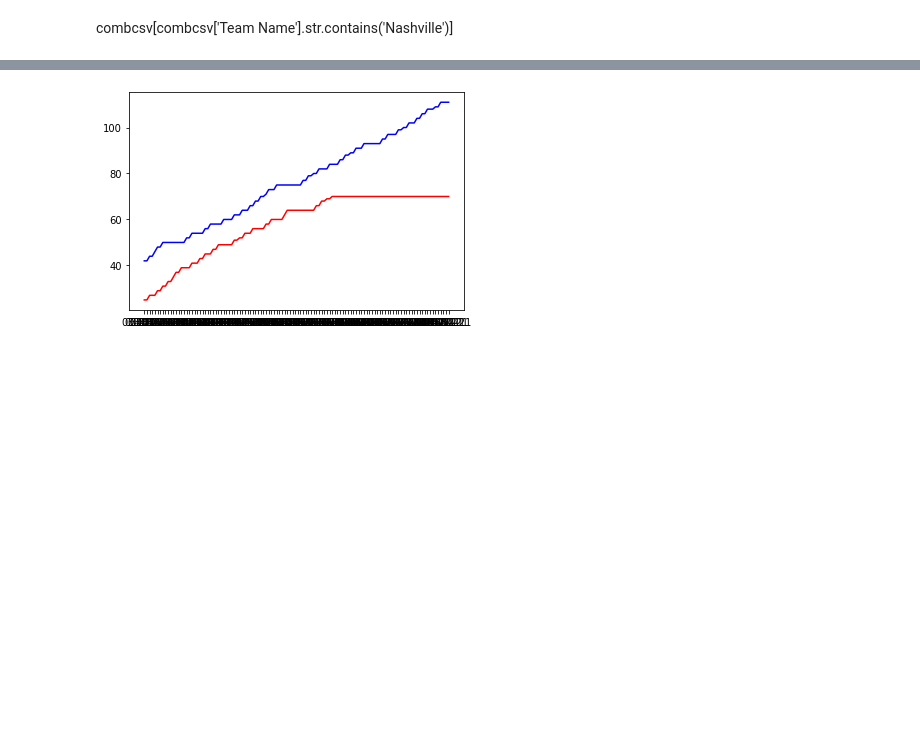
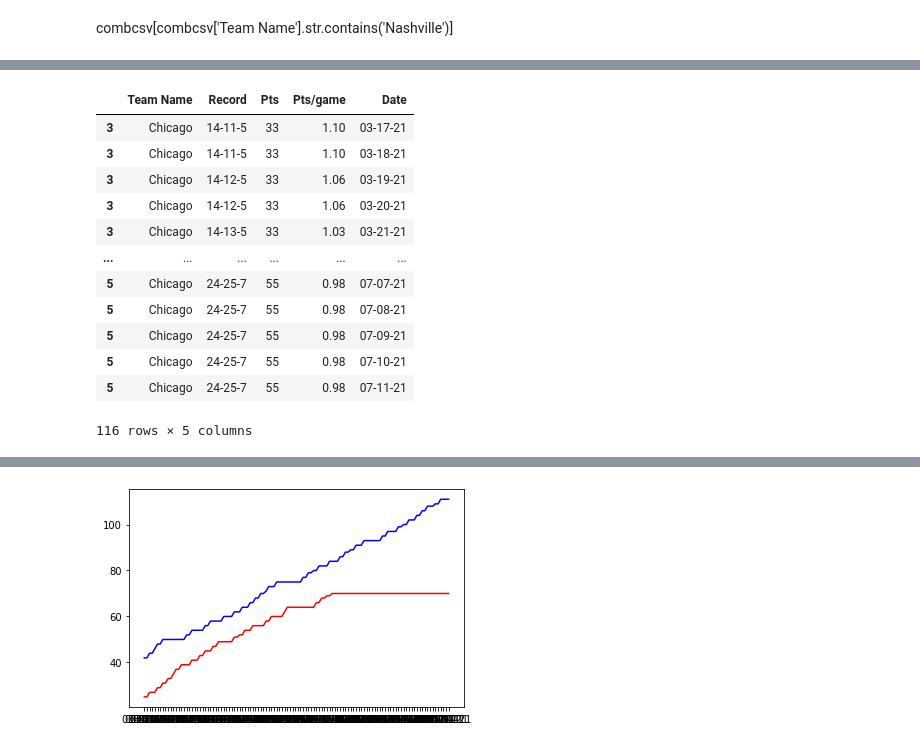
Before and after one commit to DrakeWagner/random-python-scripts, a Jupyter notebook: nhl_standings_project/csv_analysis.ipynb, the cells around one changed output, grey strips where cells are left out. Saved outputs shown, nothing was run; the diff lists cells and outputs as text; code cells hidden in the pictures; blank space fills up the shorter version.

```diff
--- a/nhl_standings_project/csv_analysis.ipynb
+++ b/nhl_standings_project/csv_analysis.ipynb
@@ -121,0 +118,16 @@ Index(['03-17-21', '03-18-21', '03-19-21', '03-20-21', '03-21-21', '03-22-21',
+# %%
+byteam[3]
+# %% [output]
+|  | Team Name | Record | Pts | Pts/game | Date |
+| 3 | Chicago | 14-11-5 | 33 | 1.10 | 03-17-21 |
+| 3 | Chicago | 14-11-5 | 33 | 1.10 | 03-18-21 |
+| 3 | Chicago | 14-12-5 | 33 | 1.06 | 03-19-21 |
+| 3 | Chicago | 14-12-5 | 33 | 1.06 | 03-20-21 |
+| 3 | Chicago | 14-13-5 | 33 | 1.03 | 03-21-21 |
+| ... | ... | ... | ... | ... | ... |
+| 5 | Chicago | 24-25-7 | 55 | 0.98 | 07-07-21 |
+| 5 | Chicago | 24-25-7 | 55 | 0.98 | 07-08-21 |
+| 5 | Chicago | 24-25-7 | 55 | 0.98 | 07-09-21 |
+| 5 | Chicago | 24-25-7 | 55 | 0.98 | 07-10-21 |
+| 5 | Chicago | 24-25-7 | 55 | 0.98 | 07-11-21 |
+116 rows × 5 columns
```
Also changed, not shown: parts of 9 cells of this notebook.
